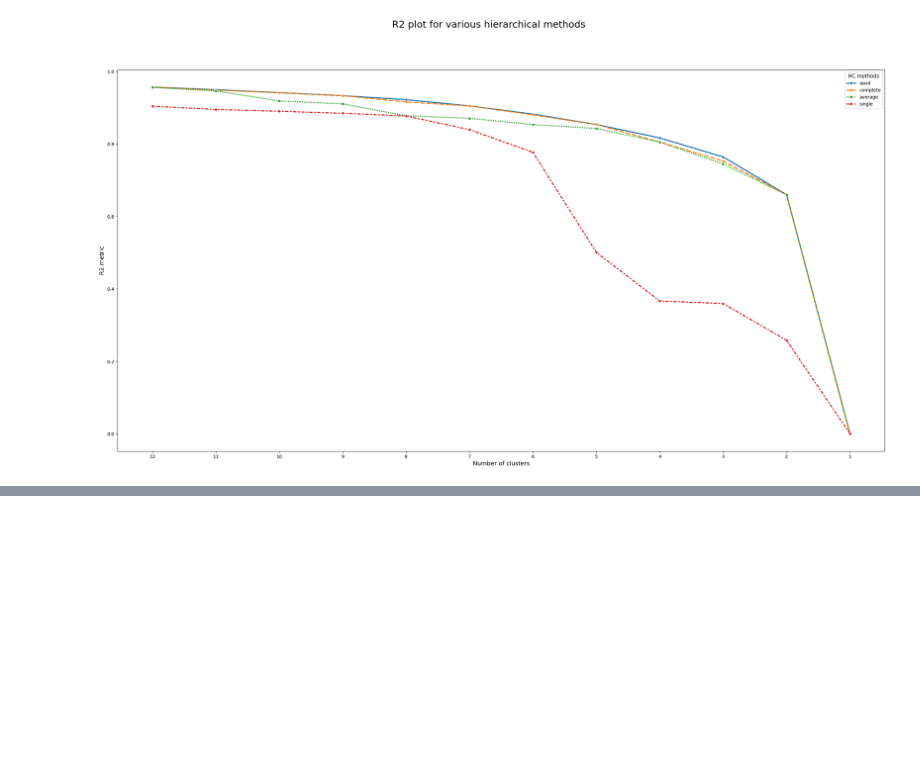
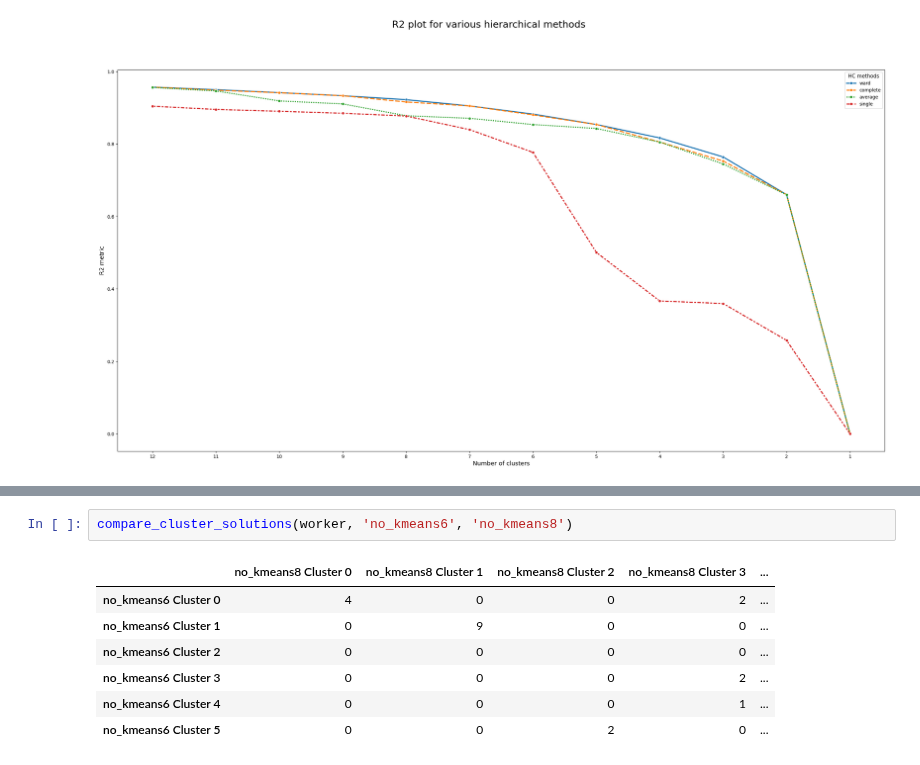
Before and after one commit to Pinky-Tie/reasons_for_absenteeism, a Jupyter notebook: code/segmentation.ipynb, the cells around one changed output, grey strips where cells are left out. Drawn from its saved outputs; the diff is of its cells as text; blank space fills up the shorter version.

```diff
--- a/code/segmentation.ipynb
+++ b/code/segmentation.ipynb
@@ -80,0 +111,10 @@ plot_r2_hc(worker_no_scl, max_nclus=12)
+# %%
+compare_cluster_solutions(worker, 'no_kmeans6', 'no_kmeans8')
+# %% [output]
+|  | no_kmeans8 Cluster 0 | no_kmeans8 Cluster 1 | no_kmeans8 Cluster 2 | no_kmeans8 Cluster 3 | ... |
+| no_kmeans6 Cluster 0 | 4 | 0 | 0 | 2 | ... |
+| no_kmeans6 Cluster 1 | 0 | 9 | 0 | 0 | ... |
+| no_kmeans6 Cluster 2 | 0 | 0 | 0 | 0 | ... |
+| no_kmeans6 Cluster 3 | 0 | 0 | 0 | 2 | ... |
+| no_kmeans6 Cluster 4 | 0 | 0 | 0 | 1 | ... |
+| no_kmeans6 Cluster 5 | 0 | 0 | 2 | 0 | ... |
```
Also changed, not shown: parts of 3 cells of this notebook.
